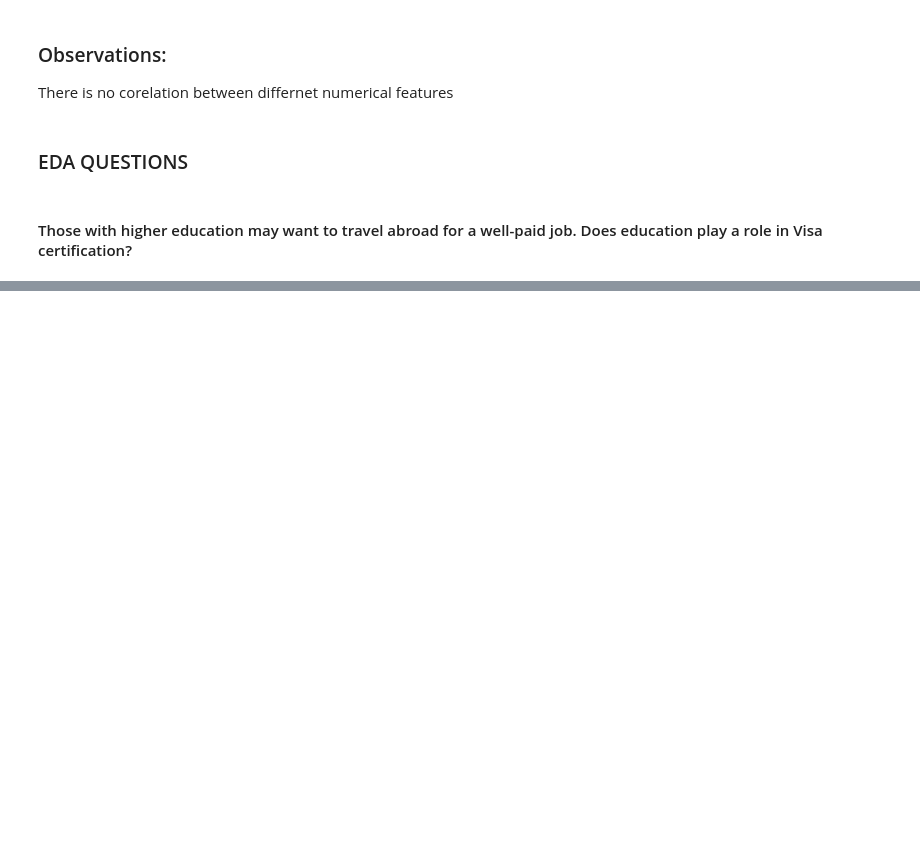
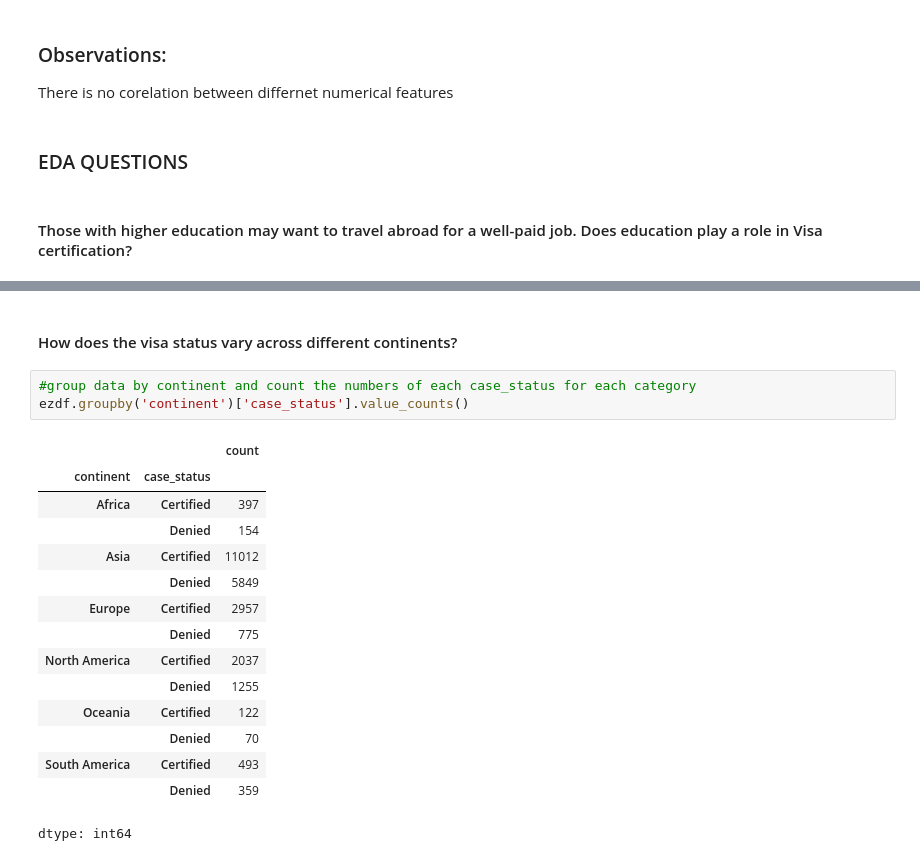
Before and after one commit to Rajesh2015/easy-visa, a Jupyter notebook: easy-visa-solution.ipynb, the cells around one changed output, grey strips where cells are left out. Drawn from its saved outputs; the diff is of its cells as text; blank space fills up the shorter version.

```diff
--- a/easy-visa-solution.ipynb
+++ b/easy-visa-solution.ipynb
@@ -1329,0 +1349,21 @@ pd.crosstab(ezdf['education_of_employee'],ezdf['case_status'],margins=True)
+# %% [markdown]
+#### How does the visa status vary across different continents?
+# %%
+#group data by continent and count the numbers of each case_status for each category
+ezdf.groupby('continent')['case_status'].value_counts()
+# %% [output]
+|  |  | count |
+| continent | case_status |  |
+| Africa | Certified | 397 |
+|  | Denied | 154 |
+| Asia | Certified | 11012 |
+|  | Denied | 5849 |
+| Europe | Certified | 2957 |
+|  | Denied | 775 |
+| North America | Certified | 2037 |
+|  | Denied | 1255 |
+| Oceania | Certified | 122 |
+|  | Denied | 70 |
+| South America | Certified | 493 |
+|  | Denied | 359 |
+dtype: int64
```
Also changed, not shown: parts of 16 cells of this notebook.
